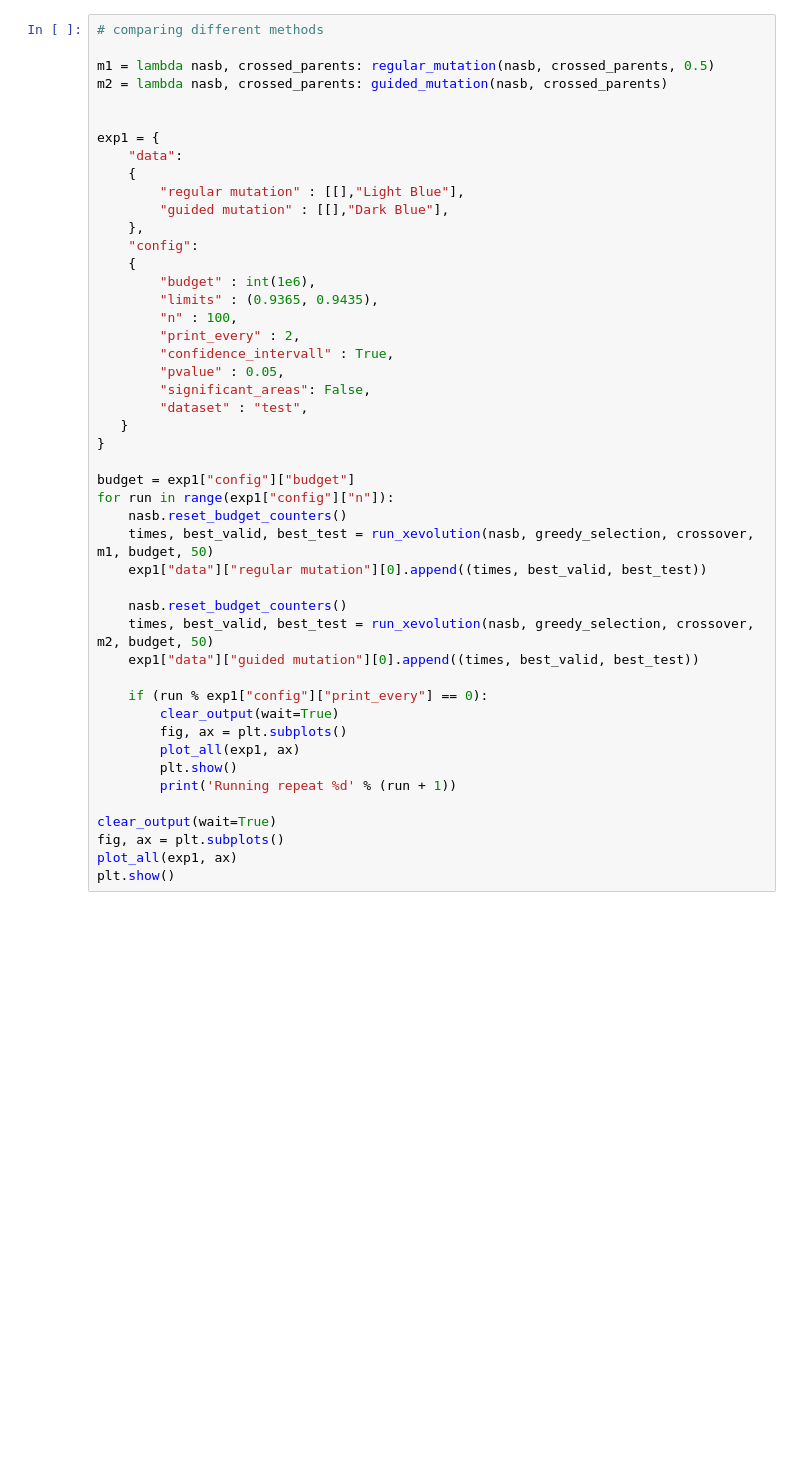
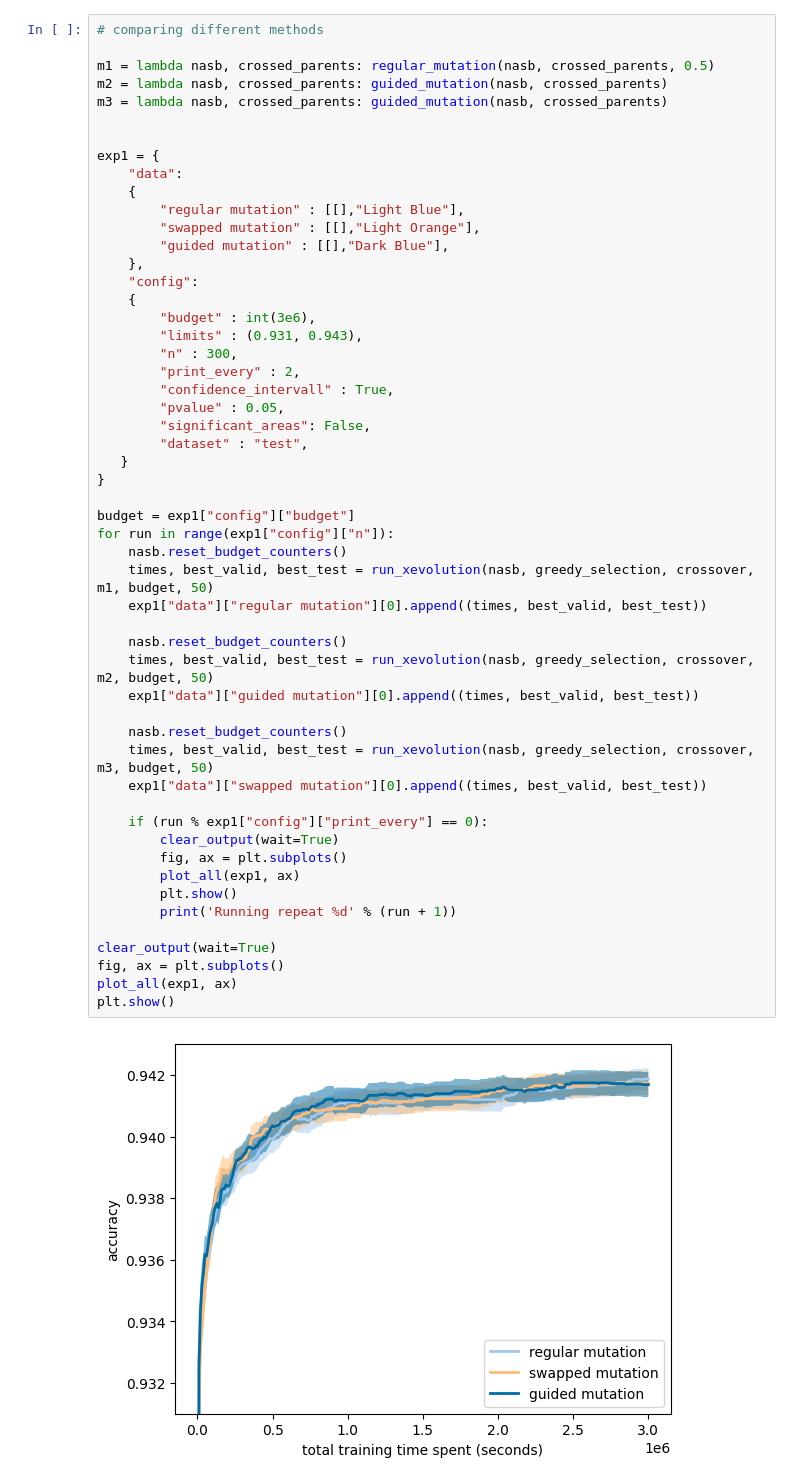
Before and after one commit to sdnfr/GENE, a Jupyter notebook: experiments/5_1_ablation_greedy_selection.ipynb, the cells around one changed output. Cells and saved outputs as stored; diff of their text form; blank space fills up the shorter version.

Commit message:
add mutation ablation study

```diff
--- a/experiments/5_1_ablation_greedy_selection.ipynb
+++ b/experiments/5_1_ablation_greedy_selection.ipynb
@@ -39,45 +138,53 @@ def regular_mutation(nasbench: NASBench, population, mutation_rate=0.5):
 
 m1 = lambda nasb, crossed_parents: regular_mutation(nasb, crossed_parents, 0.5)
 m2 = lambda nasb, crossed_parents: guided_mutation(nasb, crossed_parents)
+m3 = lambda nasb, crossed_parents: guided_mutation(nasb, crossed_parents)
 
 
 exp1 = {
     "data":
     {
         "regular mutation" : [[],"Light Blue"],
+        "swapped mutation" : [[],"Light Orange"],
         "guided mutation" : [[],"Dark Blue"],
     },
     "config":
     {
-        "budget" : int(1e6),
-        "limits" : (0.9365, 0.9435),
-        "n" : 100,
+        "budget" : int(3e6),
+        "limits" : (0.931, 0.943),
+        "n" : 300,
         "print_every" : 2,
         "confidence_intervall" : True,
         "pvalue" : 0.05,
         "significant_areas": False,
         "dataset" : "test",
    }
 }
 
 budget = exp1["config"]["budget"]
 for run in range(exp1["config"]["n"]):
     nasb.reset_budget_counters()
     times, best_valid, best_test = run_xevolution(nasb, greedy_selection, crossover, m1, budget, 50)
     exp1["data"]["regular mutation"][0].append((times, best_valid, best_test))
 
     nasb.reset_budget_counters()
     times, best_valid, best_test = run_xevolution(nasb, greedy_selection, crossover, m2, budget, 50)
     exp1["data"]["guided mutation"][0].append((times, best_valid, best_test))
 
+    nasb.reset_budget_counters()
+    times, best_valid, best_test = run_xevolution(nasb, greedy_selection, crossover, m3, budget, 50)
+    exp1["data"]["swapped mutation"][0].append((times, best_valid, best_test))
+
     if (run % exp1["config"]["print_every"] == 0):
         clear_output(wait=True)
         fig, ax = plt.subplots()
         plot_all(exp1, ax)
         plt.show()
         print('Running repeat %d' % (run + 1))
 
 clear_output(wait=True)
 fig, ax = plt.subplots()
 plot_all(exp1, ax)
 plt.show()
+# %% [output]
+[figure, added]
```
Also changed, not shown: parts of 4 cells of this notebook.
